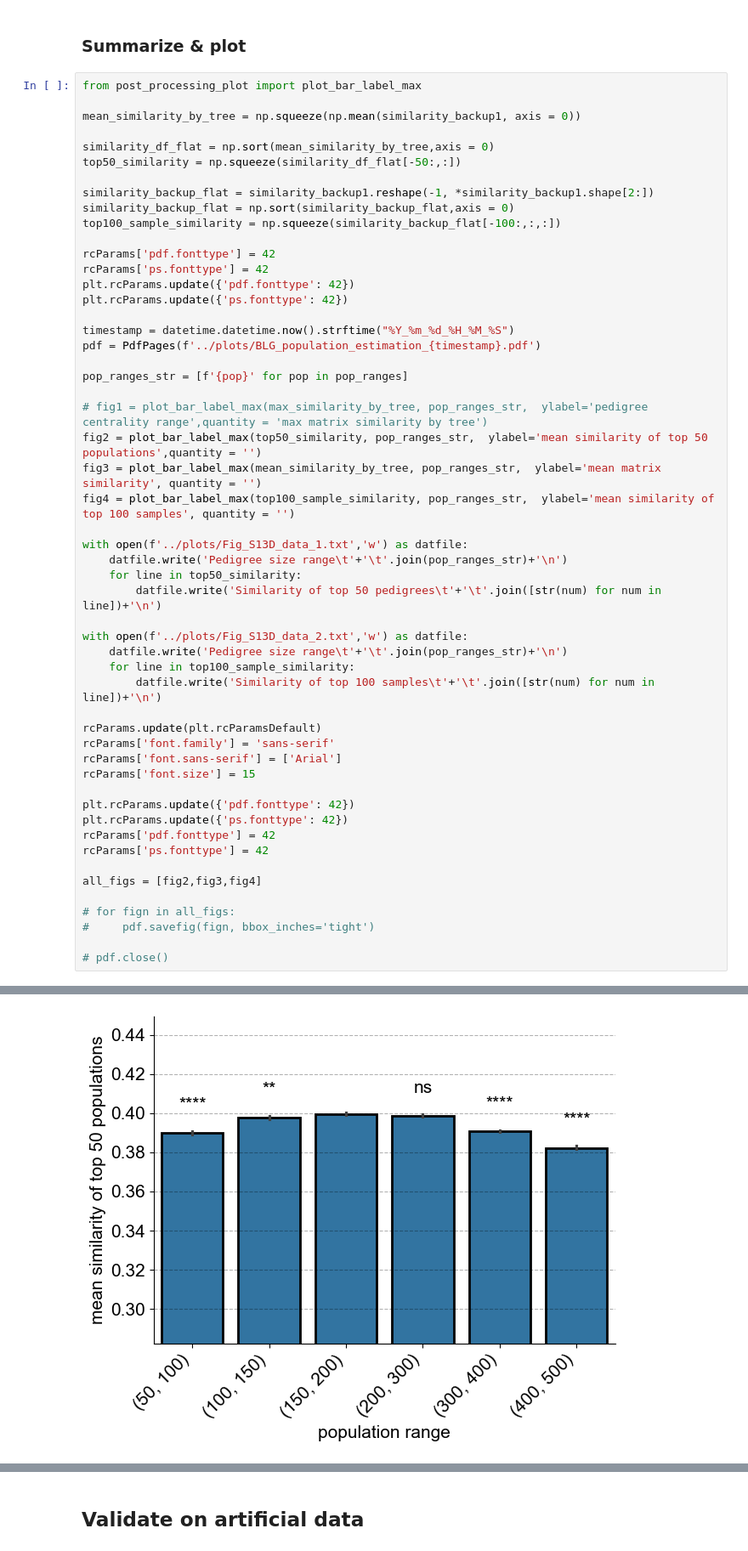
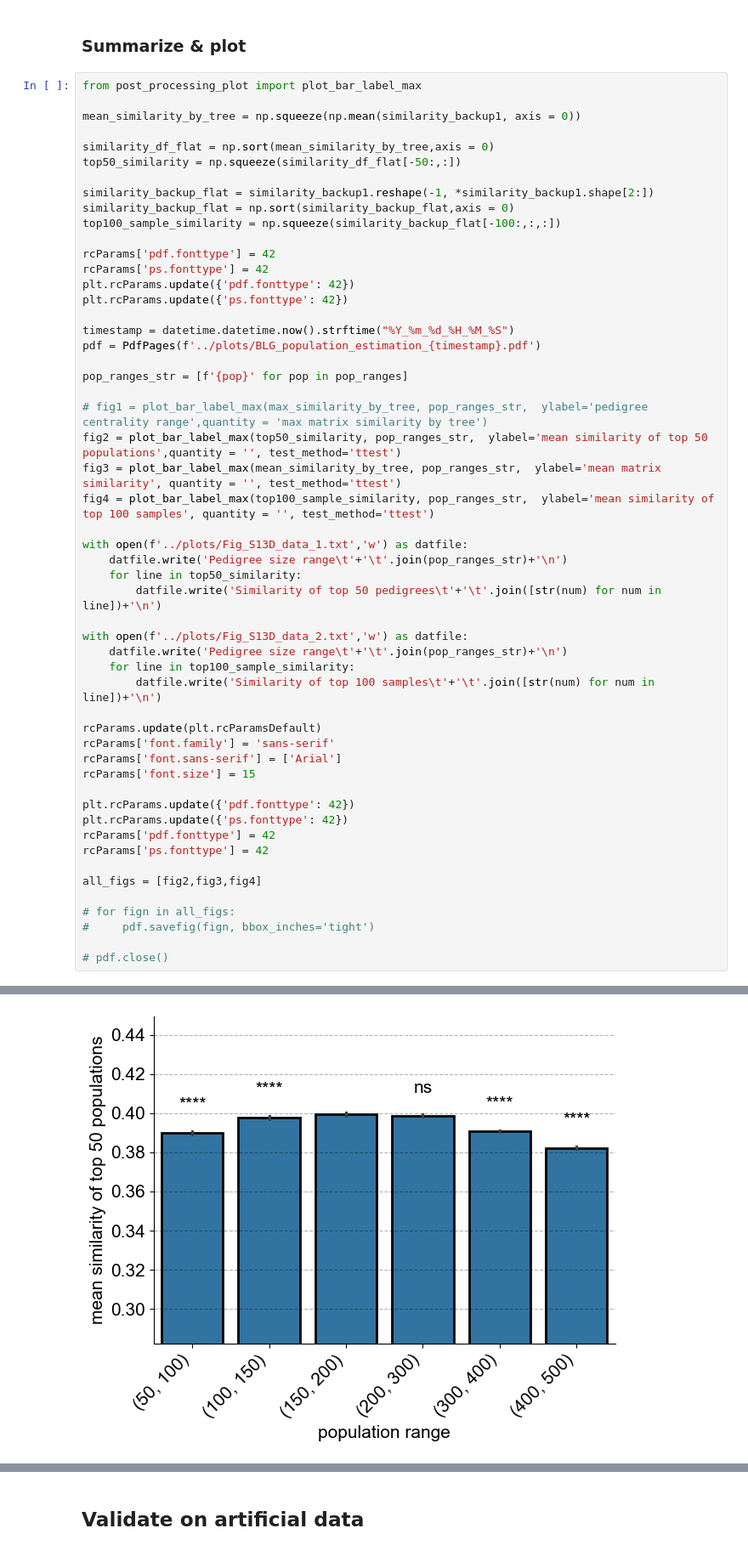
Before and after one commit to MarcusKreol/BLG_M13_analysis, a Jupyter notebook: kinship_structure/summary_individ_num.ipynb, the cells around one changed output, grey strips where cells are left out. Shown at 85% size. Saved outputs shown, nothing was run; the diff lists cells and outputs as text.

Commit message:
fix small plotting issues

```diff
--- a/kinship_structure/summary_individ_num.ipynb
+++ b/kinship_structure/summary_individ_num.ipynb
@@ -145,9 +145,9 @@ pdf = PdfPages(f'../plots/BLG_population_estimation_{timestamp}.pdf')
 pop_ranges_str = [f'{pop}' for pop in pop_ranges]
 
 # fig1 = plot_bar_label_max(max_similarity_by_tree, pop_ranges_str,  ylabel='pedigree centrality range',quantity = 'max matrix similarity by tree')
-fig2 = plot_bar_label_max(top50_similarity, pop_ranges_str,  ylabel='mean similarity of top 50 populations',quantity = '')
-fig3 = plot_bar_label_max(mean_similarity_by_tree, pop_ranges_str,  ylabel='mean matrix similarity', quantity = '')
-fig4 = plot_bar_label_max(top100_sample_similarity, pop_ranges_str,  ylabel='mean similarity of top 100 samples', quantity = '')
+fig2 = plot_bar_label_max(top50_similarity, pop_ranges_str,  ylabel='mean similarity of top 50 populations',quantity = '', test_method='ttest')
+fig3 = plot_bar_label_max(mean_similarity_by_tree, pop_ranges_str,  ylabel='mean matrix similarity', quantity = '', test_method='ttest')
+fig4 = plot_bar_label_max(top100_sample_similarity, pop_ranges_str,  ylabel='mean similarity of top 100 samples', quantity = '', test_method='ttest')
 
 with open(f'../plots/Fig_S13D_data_1.txt','w') as datfile:
     datfile.write('Pedigree size range\t'+'\t'.join(pop_ranges_str)+'\n')
@@ -179 +184 @@ all_figs = [fig2,fig3,fig4]
-[figure, old version]
+[figure, new version]
```
Also changed, not shown: parts of 1 cell of this notebook, 1 other file.
